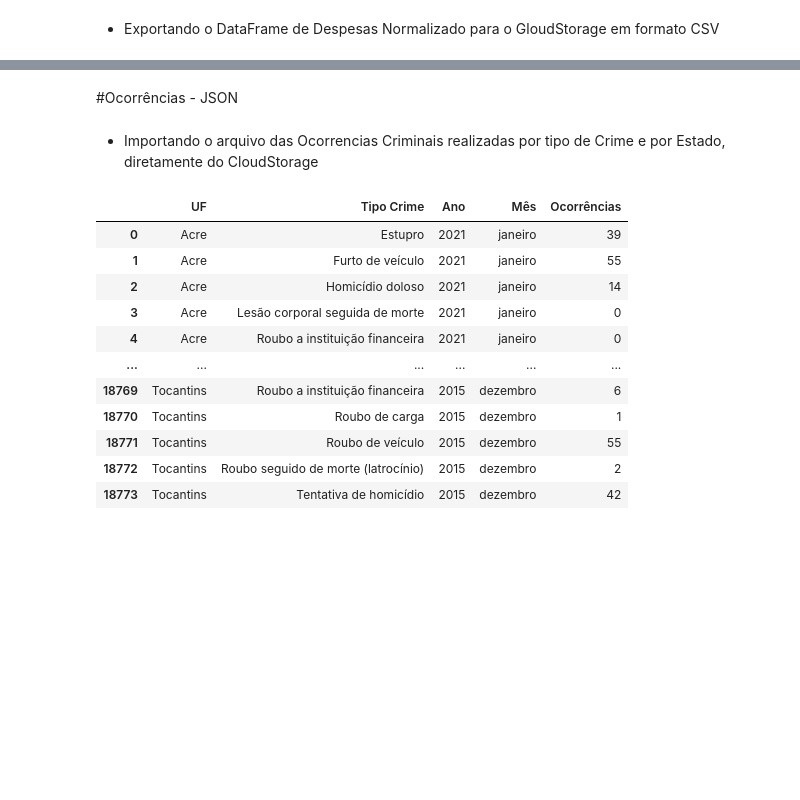
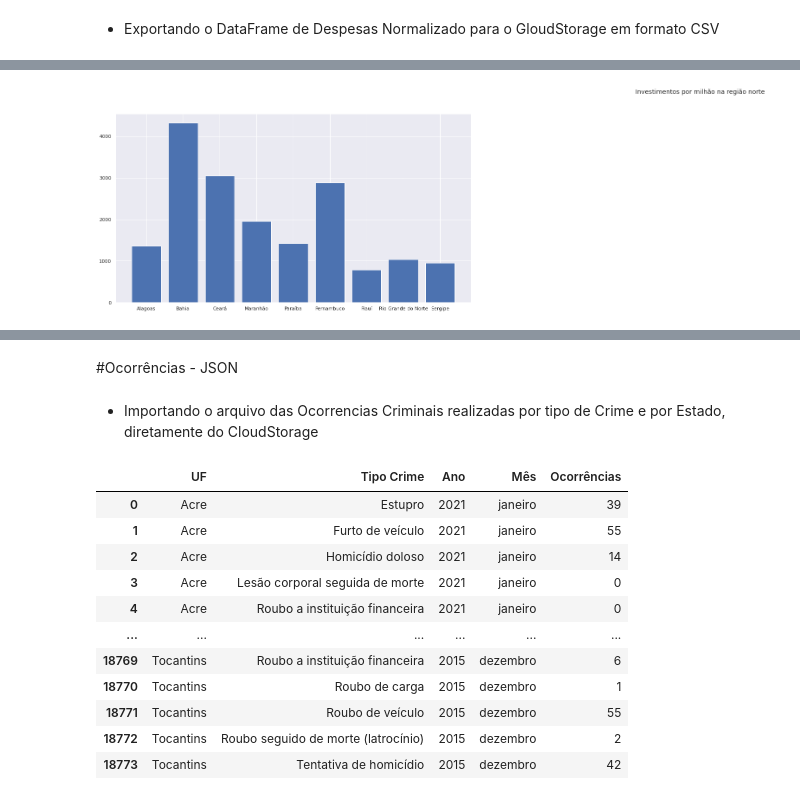
Before and after one commit to marimoreiraa/ProjetoFinal, a Jupyter notebook: 1_Pandas.ipynb, the cells around one changed output, grey strips where cells are left out. Saved outputs shown, nothing was run; the diff lists cells and outputs as text; code cells hidden in the pictures; blank space fills up the shorter version.

```diff
--- a/1_Pandas.ipynb
+++ b/1_Pandas.ipynb
@@ -358,0 +372,6 @@ bucket.blob('2_temp/temp_pandas_despesas_normalizado.csv').upload_from_string(df
+# %%
+filter_norte = df.UF.isin(['Acre', 'Amapá', 'Amazonas', 'Pará', 'Rondônia', 'Roraima', 'Tocantins'])
+filter_nordeste = df.UF.isin(['Alagoas', 'Bahia', 'Ceará', 'Maranhão', 'Paraíba', 'Pernambuco', 'Piauí', 'Rio Grande do Norte', 'Sergipe'])
+filter_centroeste = df.UF.isin(['Distrito Federal', 'Goiás', 'Mato Grosso', 'Mato Grosso do Sul'])
+filter_sudeste = df.UF.isin(['São Paulo', 'Rio de Janeiro', 'Espírito Santo', 'Minas Gerais'])
+filter_sul = df.UF.isin(['Paraná', 'Santa Catarina', 'Rio Grande do Sul'])
@@ -358,0 +438,29 @@ bucket.blob('2_temp/temp_pandas_despesas_normalizado.csv').upload_from_string(df
+# %%
+def valores_regiao(filtro_regiao, coluna):
+  regi_val = df.loc[filtro_regiao, [coluna]]
+  regi_val = regi_val.values
+  return regi_val[:,0]
+
+def visualizar_regiao(filtro_regiao, coluna_valor):
+  names = valores_regiao(filtro_regiao, 'UF')
+  values = valores_regiao(filtro_regiao, coluna_valor)
+
+  plt.figure(figsize=(50, 8))
+
+  plt.subplot(131)
+  plt.bar(names, values)
+
+  plt.show()
+# %%
+names = valores_regiao(filter_nordeste, 'UF')
+values = valores_regiao(filter_nordeste, 'Despesas2020')
+
+plt.figure(figsize=(50, 8))
+
+plt.subplot(131)
+plt.bar(names, values)
+
+plt.suptitle('Investimentos por milhão na região norte')
+plt.show()
+# %% [output]
+[figure, added]
```
Also changed, not shown: parts of 20 cells of this notebook.
